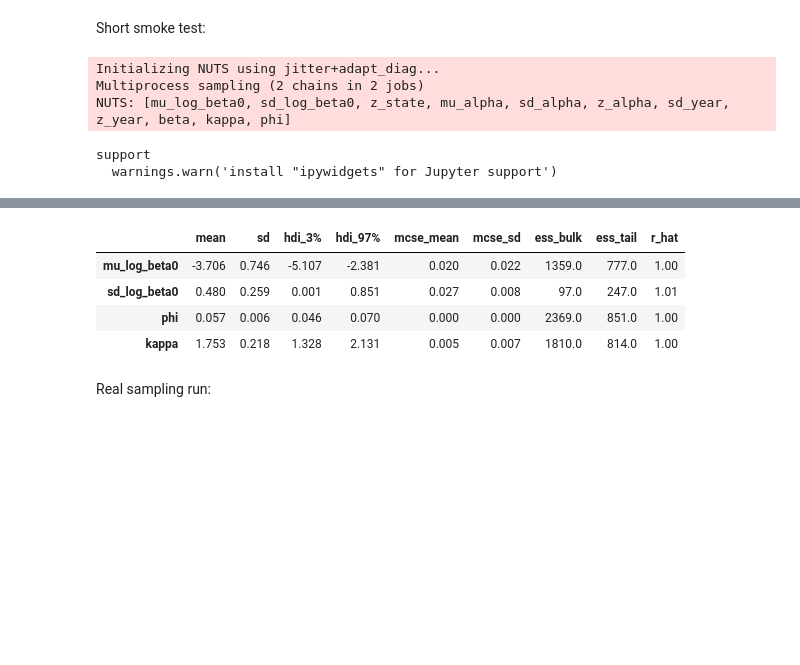
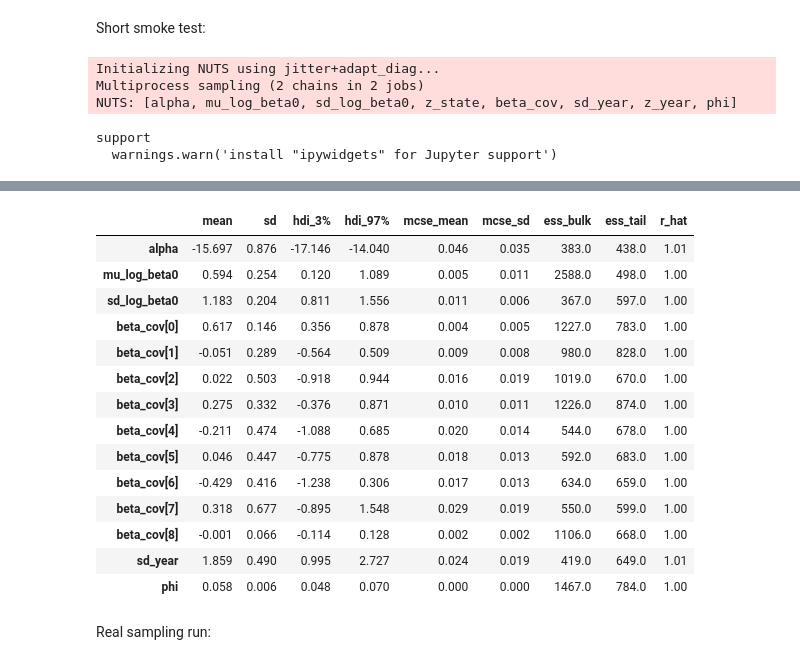
Before and after one commit to aleia-s/measles-case-study, a Jupyter notebook: notebooks/bayesian_hierarchical.ipynb, the cells around one changed output, grey strips where cells are left out. Saved outputs shown, nothing was run; the diff lists cells and outputs as text; code cells hidden in the pictures; blank space fills up the shorter version.

```diff
--- a/notebooks/bayesian_hierarchical.ipynb
+++ b/notebooks/bayesian_hierarchical.ipynb
@@ -216,11 +176,12 @@ Short smoke test:
 # %%
 with bhm:
     idata_test = pm.sample(500, tune=500, chains=2, target_accept=0.9, progressbar=True)
-az.summary(idata_test, var_names=['mu_log_beta0', 'sd_log_beta0', 'phi', 'kappa'])
+var_names = ['alpha', 'mu_log_beta0', 'sd_log_beta0', 'beta_cov', 'sd_year', 'phi']
+az.summary(idata_test, var_names=var_names)
 # %% [output]
 Initializing NUTS using jitter+adapt_diag...
 Multiprocess sampling (2 chains in 2 jobs)
-NUTS: [mu_log_beta0, sd_log_beta0, z_state, mu_alpha, sd_alpha, z_alpha, sd_year, z_year, beta, kappa, phi]
+NUTS: [alpha, mu_log_beta0, sd_log_beta0, z_state, beta_cov, sd_year, z_year, phi]
 support
   warnings.warn('install "ipywidgets" for Jupyter support')
 [interactive output not drawn]
@@ -231,8 +191,18 @@ The effective sample size per chain is smaller than 100 for some parameters.  A
 |  | mean | sd | hdi_3% | hdi_97% | mcse_mean | mcse_sd | ess_bulk | ess_tail | r_hat |
-| mu_log_beta0 | -3.706 | 0.746 | -5.107 | -2.381 | 0.020 | 0.022 | 1359.0 | 777.0 | 1.00 |
-| sd_log_beta0 | 0.480 | 0.259 | 0.001 | 0.851 | 0.027 | 0.008 | 97.0 | 247.0 | 1.01 |
-| phi | 0.057 | 0.006 | 0.046 | 0.070 | 0.000 | 0.000 | 2369.0 | 851.0 | 1.00 |
-| kappa | 1.753 | 0.218 | 1.328 | 2.131 | 0.005 | 0.007 | 1810.0 | 814.0 | 1.00 |
+| alpha | -15.697 | 0.876 | -17.146 | -14.040 | 0.046 | 0.035 | 383.0 | 438.0 | 1.01 |
+| mu_log_beta0 | 0.594 | 0.254 | 0.120 | 1.089 | 0.005 | 0.011 | 2588.0 | 498.0 | 1.00 |
+| sd_log_beta0 | 1.183 | 0.204 | 0.811 | 1.556 | 0.011 | 0.006 | 367.0 | 597.0 | 1.00 |
+| beta_cov[0] | 0.617 | 0.146 | 0.356 | 0.878 | 0.004 | 0.005 | 1227.0 | 783.0 | 1.00 |
+| beta_cov[1] | -0.051 | 0.289 | -0.564 | 0.509 | 0.009 | 0.008 | 980.0 | 828.0 | 1.00 |
+| beta_cov[2] | 0.022 | 0.503 | -0.918 | 0.944 | 0.016 | 0.019 | 1019.0 | 670.0 | 1.00 |
+| beta_cov[3] | 0.275 | 0.332 | -0.376 | 0.871 | 0.010 | 0.011 | 1226.0 | 874.0 | 1.00 |
+| beta_cov[4] | -0.211 | 0.474 | -1.088 | 0.685 | 0.020 | 0.014 | 544.0 | 678.0 | 1.00 |
+| beta_cov[5] | 0.046 | 0.447 | -0.775 | 0.878 | 0.018 | 0.013 | 592.0 | 683.0 | 1.00 |
+| beta_cov[6] | -0.429 | 0.416 | -1.238 | 0.306 | 0.017 | 0.013 | 634.0 | 659.0 | 1.00 |
+| beta_cov[7] | 0.318 | 0.677 | -0.895 | 1.548 | 0.029 | 0.019 | 550.0 | 599.0 | 1.00 |
+| beta_cov[8] | -0.001 | 0.066 | -0.114 | 0.128 | 0.002 | 0.002 | 1106.0 | 668.0 | 1.00 |
+| sd_year | 1.859 | 0.490 | 0.995 | 2.727 | 0.024 | 0.019 | 419.0 | 649.0 | 1.01 |
+| phi | 0.058 | 0.006 | 0.048 | 0.070 | 0.000 | 0.000 | 1467.0 | 784.0 | 1.00 |
 # %% [markdown]
 Real sampling run:
 # %%
```
Also changed, not shown: parts of 10 cells of this notebook.
